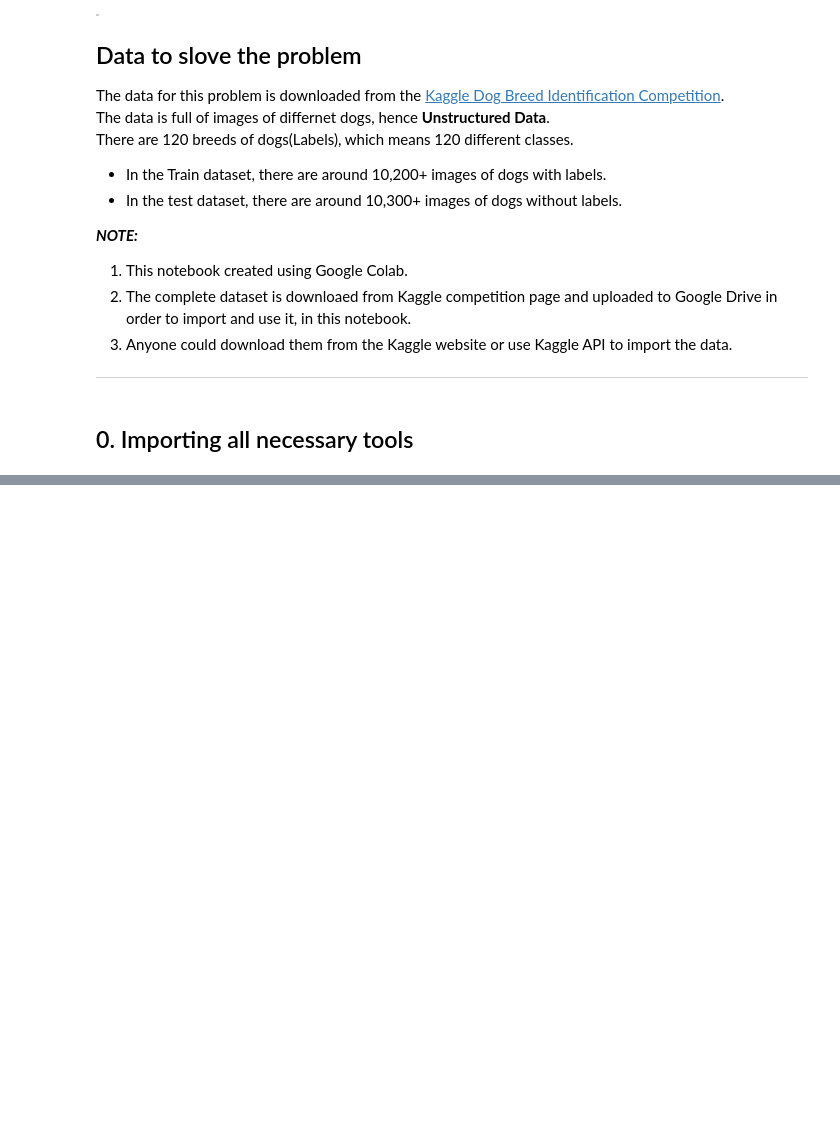
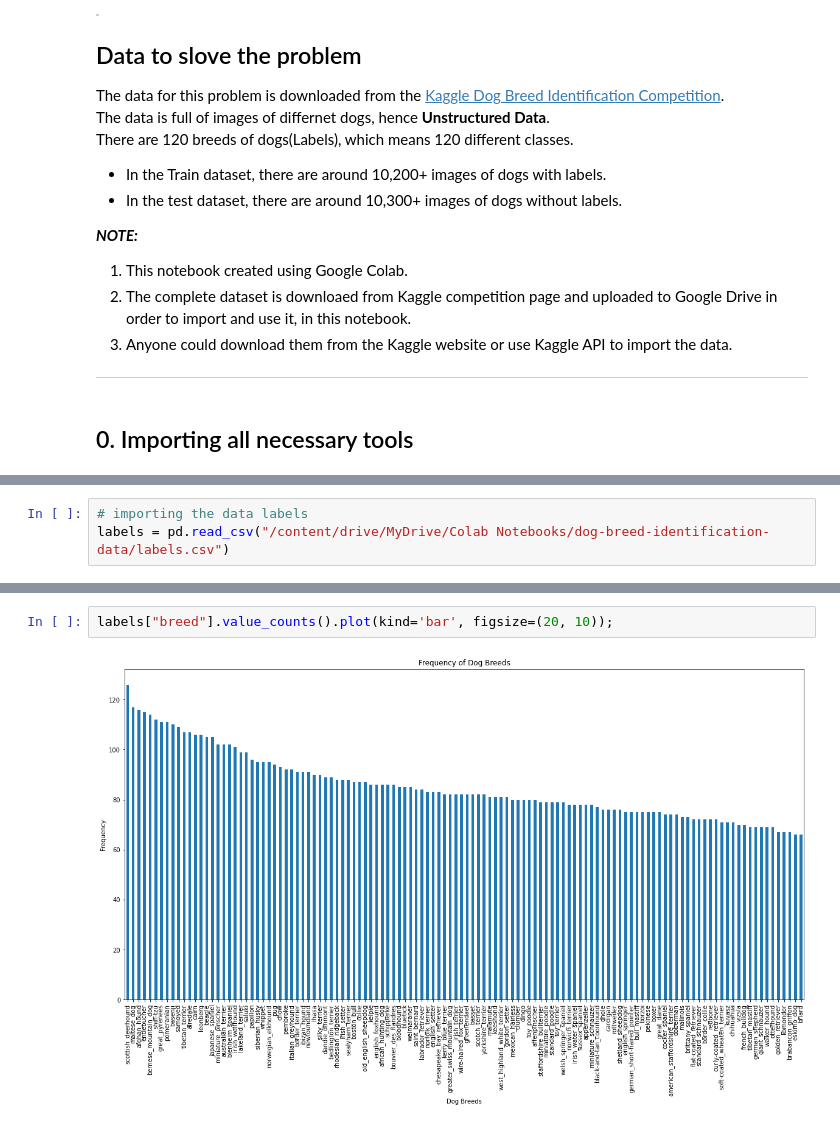
Before and after one commit to kdineshchitra/dog-breed-identification, a Jupyter notebook: dog_breed_identification.ipynb, the cells around one changed output, grey strips where cells are left out. Saved outputs shown, nothing was run; the diff lists cells and outputs as text; blank space fills up the shorter version.

Commit message:
imported tools and data

```diff
--- a/dog_breed_identification.ipynb
+++ b/dog_breed_identification.ipynb
@@ -34,0 +47,3 @@ TensorFlow version:  2.5.0
+# %%
+# importing the data labels
+labels = pd.read_csv("/content/drive/MyDrive/Colab Notebooks/dog-breed-identification-data/labels.csv")
@@ -34,0 +74,4 @@ TensorFlow version:  2.5.0
+# %%
+labels["breed"].value_counts().plot(kind='bar', figsize=(20, 10));
+# %% [output]
+[figure, added]
```
Also changed, not shown: parts of 5 cells of this notebook, 1 other file.
